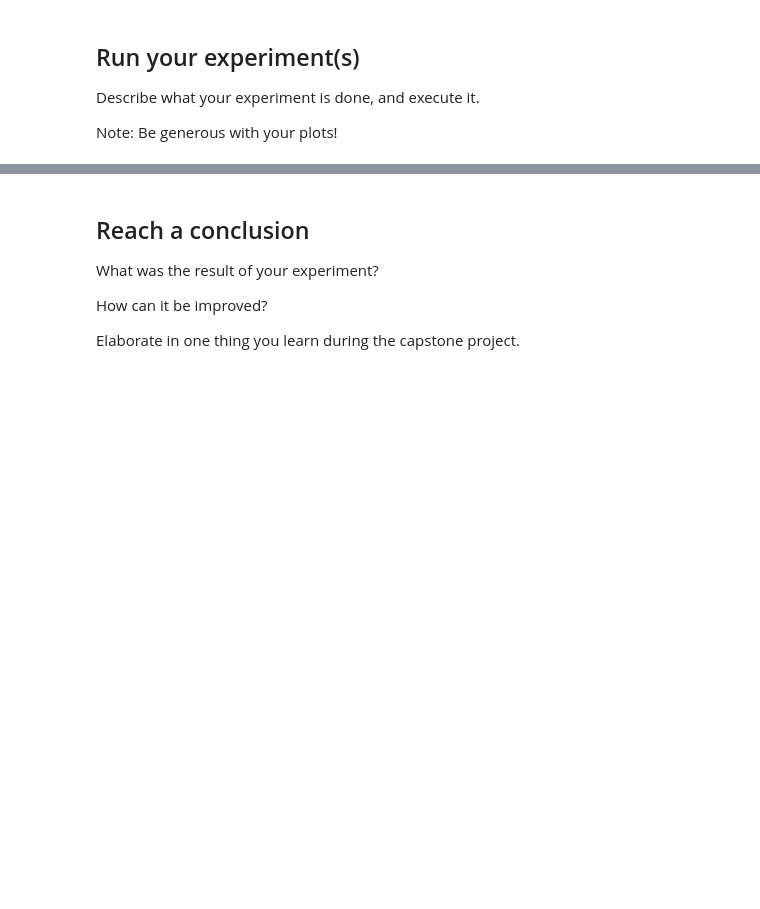
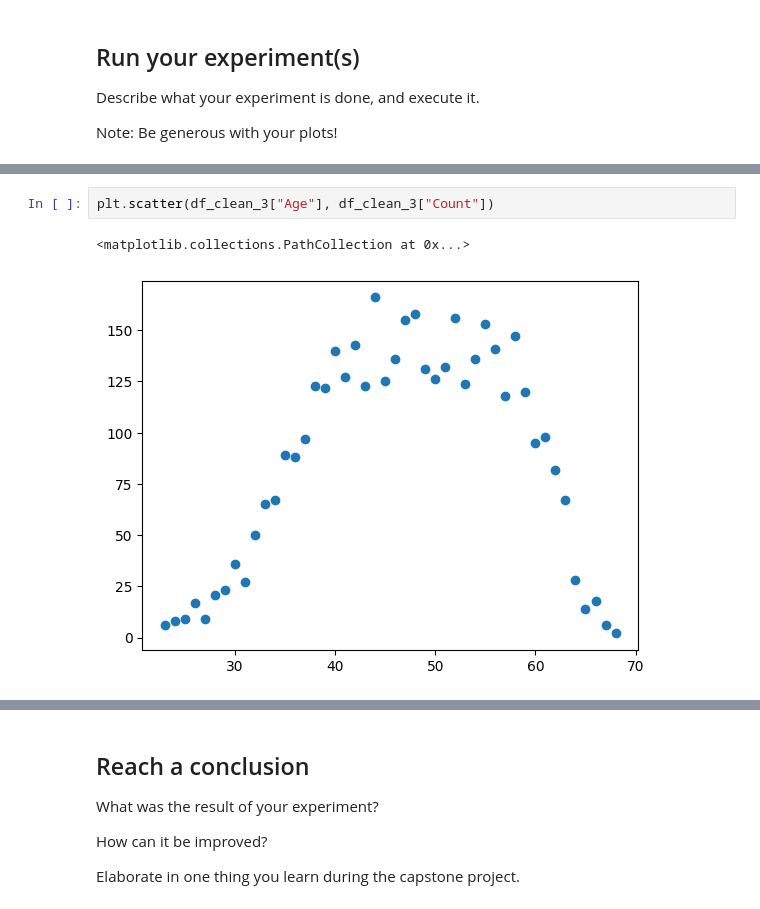
Before and after one commit to ChanaAyde/capstone, a Jupyter notebook: capstone.ipynb, the cells around one changed output, grey strips where cells are left out. Cells and saved outputs as stored; diff of their text form; blank space fills up the shorter version.

```diff
--- a/capstone.ipynb
+++ b/capstone.ipynb
@@ -60,0 +214,5 @@ Note: Be generous with your plots!
+# %%
+plt.scatter(df_clean_3["Age"], df_clean_3["Count"])
+# %% [output]
+<matplotlib.collections.PathCollection at 0x...>
+[figure, added]
```
Also changed, not shown: parts of 16 cells of this notebook, 2 other files.
